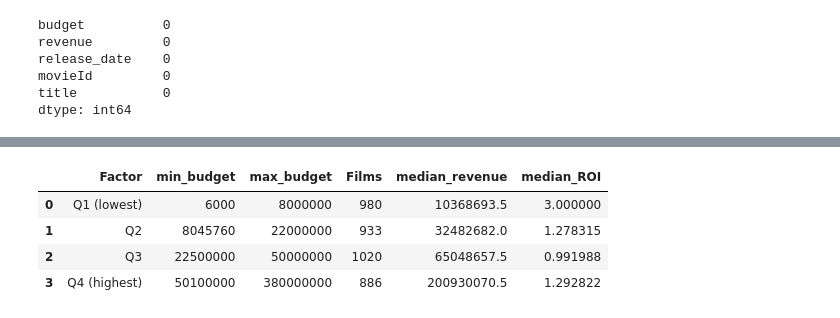
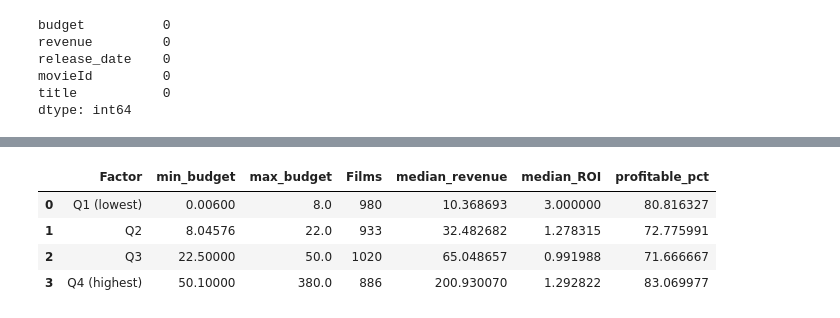
Before and after one commit to mlholg99/BAN5103_group1_project, a Jupyter notebook: notebooks/movies_project_starter.ipynb, the cells around one changed output, grey strips where cells are left out. Saved outputs shown, nothing was run; the diff lists cells and outputs as text; code cells hidden in the pictures.

```diff
--- a/notebooks/movies_project_starter.ipynb
+++ b/notebooks/movies_project_starter.ipynb
@@ -155,7 +155,7 @@ movies_clean.head()
 | 5 | 6 | 949 | tt0113277 | Heat | Heat | en | 1995-12-15 | 170.0 | 60000000 | ... |
 | 8 | 9 | 9091 | tt0114576 | Sudden Death | Sudden Death | en | 1995-12-22 | 106.0 | 35000000 | ... |
 # %%
-# Create a table that shows movieId, title, release_date, runtime, budget, revenue, profit, ROI [(revenue-budget)/budget], profitable (yes or no), add a column for seasons, and yes or no column for summer or winter
+# Create a table that shows movieId, title, release_date, runtime, budget (converted into millions), revenue (converted into millions), profit, ROI [(revenue-budget)/budget], profitable (yes or no), add a column for seasons, and yes or no column for summer or winter
 
 movies_abt= (
     movies_clean
@@ -169,14 +169,16 @@ movies_abt= (
     )
     .reset_index()
     .assign(
-        profit=lambda x: x["revenue"] - x["budget"],
-        ROI=lambda x: x["profit"] / x["budget"],
+        budget_millions=lambda x: x["budget"] / 1_000_000,
+        revenue_millions=lambda x: x["revenue"] / 1_000_000,
+        profit=lambda x: x["revenue_millions"] - x["budget_millions"],
+        ROI=lambda x: x["profit"] / x["budget_millions"],
         profitable=lambda x: x["ROI"].gt(0).map({True: "yes", False: "no"}),
-        seasons=lambda x: x["release_date"].dt.month.map(
+        release_seasons=lambda x: x["release_date"].dt.month.map(
             {1: "Winter", 2: "Winter", 3: "Spring", 4: "Spring", 5: "Spring", 6: "Summer",
              7: "Summer", 8: "Summer", 9: "Fall", 10: "Fall", 11: "Fall", 12: "Winter"}
         ),
-        summer_or_winter=lambda x: x["seasons"].isin(["Summer", "Winter"]).map(
+        summer_or_winter=lambda x: x["release_seasons"].isin(["Summer", "Winter"]).map(
             {True: "yes", False: "no"}
         ),
     )
@@ -283,7 +294,7 @@ movies_abt.groupby("seasons").agg(
 # %%
 # Column that shows the budget quartiles
 movies_abt["budget_quartile"] = pd.qcut(
-    movies_abt["budget"],
+    movies_abt["budget_millions"],
     q=4,
     labels=["Q1 (lowest)", "Q2", "Q3", "Q4 (highest)"],
     duplicates="drop",
@@ -291,41 +302,42 @@ movies_abt["budget_quartile"] = pd.qcut(
 
 # Column that shows the revenue quartile
 movies_abt["revenue_quartile"] = pd.qcut(
-    movies_abt["revenue"],
+    movies_abt["revenue_millions"],
     q=4,
     labels=["Q1 (lowest)", "Q2", "Q3", "Q4 (highest)"],
     duplicates="drop",
 )
 
 # Column that shows the ROI quartile
 movies_abt["ROI_quartile"] = pd.qcut(
     movies_abt["ROI"],
     q=4,
     labels=["Q1 (lowest)", "Q2", "Q3", "Q4 (highest)"],
     duplicates="drop",
 )
 
 # Table that shows the distribution of movies in each quartile
 quartile_table = movies_abt.groupby(
     "budget_quartile",
     observed=True
 ).agg(
-    min_budget=("budget", "min"),
-    max_budget=("budget", "max"),
-    Films=("budget", "count"),
-    median_revenue=("revenue", "median"),
-    median_ROI=("ROI", "median")
+    min_budget=("budget_millions", "min"),
+    max_budget=("budget_millions", "max"),
+    Films=("budget_millions", "count"),
+    median_revenue=("revenue_millions", "median"),
+    median_ROI=("ROI", "median"),
+    profitable_pct=("profitable", lambda x: (x == "yes").mean() * 100),
 ).reset_index()
 
 # Rename the quartile column to Factor
 quartile_table = quartile_table.rename(
     columns={"budget_quartile": "Factor"}
 )
 
 display(quartile_table)
 # %% [output]
-|  | Factor | min_budget | max_budget | Films | median_revenue | median_ROI |
-| 0 | Q1 (lowest) | 6000 | 8000000 | 980 | 10368693.5 | 3.000000 |
-| 1 | Q2 | 8045760 | 22000000 | 933 | 32482682.0 | 1.278315 |
-| 2 | Q3 | 22500000 | 50000000 | 1020 | 65048657.5 | 0.991988 |
-| 3 | Q4 (highest) | 50100000 | 380000000 | 886 | 200930070.5 | 1.292822 |
+|  | Factor | min_budget | max_budget | Films | median_revenue | median_ROI | profitable_pct |
+| 0 | Q1 (lowest) | 0.00600 | 8.0 | 980 | 10.368693 | 3.000000 | 80.816327 |
+| 1 | Q2 | 8.04576 | 22.0 | 933 | 32.482682 | 1.278315 | 72.775991 |
+| 2 | Q3 | 22.50000 | 50.0 | 1020 | 65.048657 | 0.991988 | 71.666667 |
+| 3 | Q4 (highest) | 50.10000 | 380.0 | 886 | 200.930070 | 1.292822 | 83.069977 |
```
Also changed, not shown: parts of 5 cells of this notebook.
